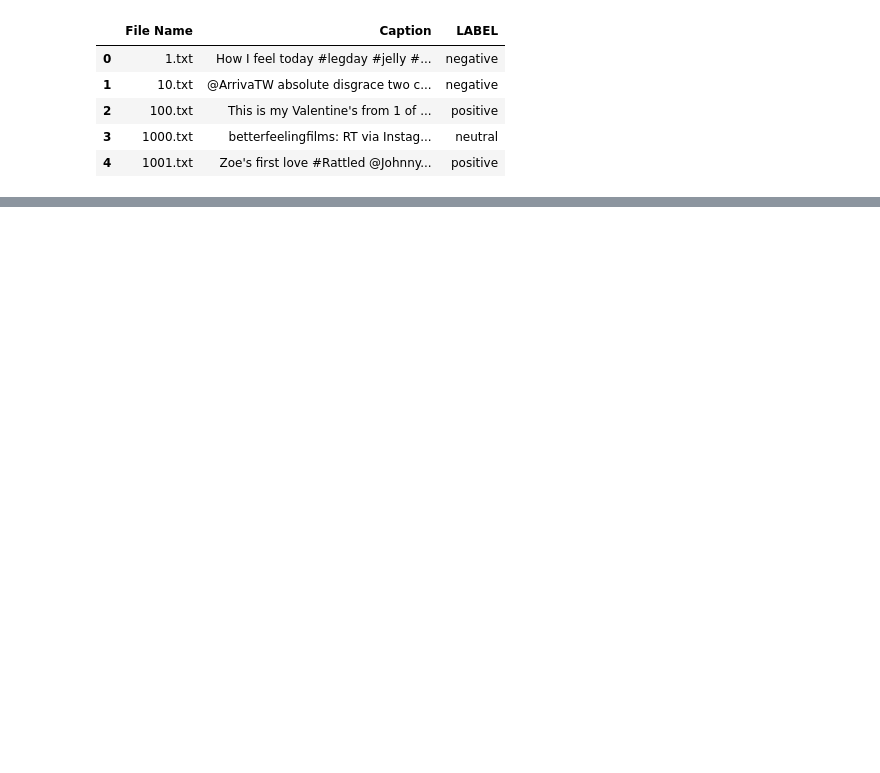
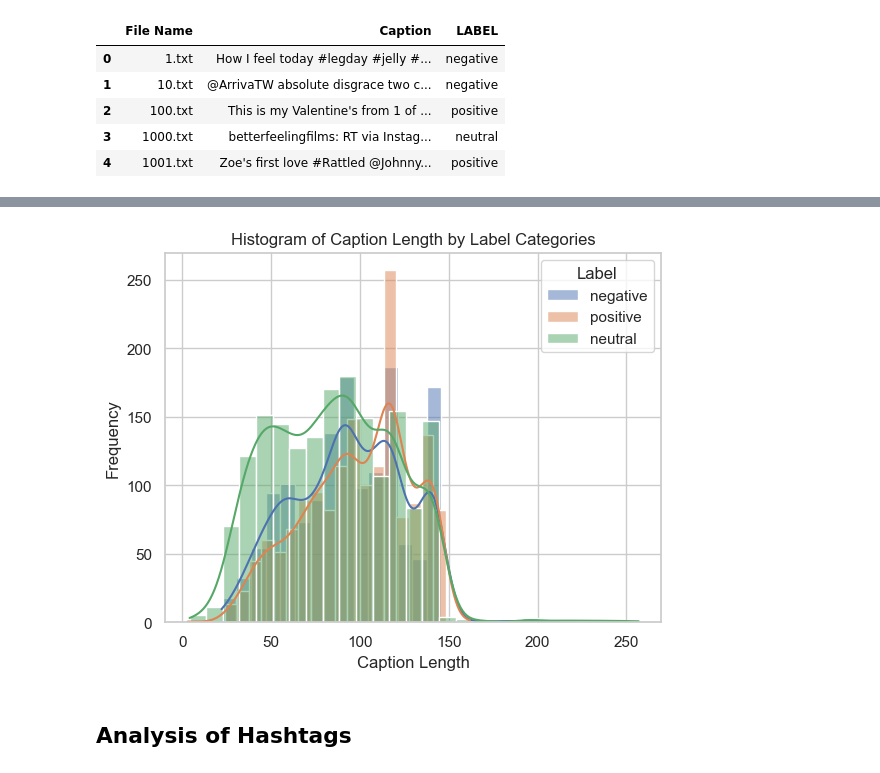
Before and after one commit to Prashant-Tiwari26/Multimodal-Sentiment-Analysis-using-Text-and-Images, a Jupyter notebook: Notebooks/EDA.ipynb, the cells around one changed output, grey strips where cells are left out. Cells and saved outputs as stored; diff of their text form; code cells hidden in the pictures; blank space fills up the shorter version.

```diff
--- a/Notebooks/EDA.ipynb
+++ b/Notebooks/EDA.ipynb
@@ -15,0 +97,14 @@ data.head()
+# %%
+for label in data['LABEL'].unique():
+    sns.histplot(data=data[data['LABEL'] == label], x="Caption Length", label=label, kde=True)
+
+plt.xlabel("Caption Length")
+plt.ylabel("Frequency")
+plt.title("Histogram of Caption Length by Label Categories")
+
+plt.legend(title="Label", loc="upper right")
+plt.show()
+# %% [output]
+[figure, added]
+# %% [markdown]
+## Analysis of Hashtags
```
Also changed, not shown: parts of 23 cells of this notebook, 1 other file.
